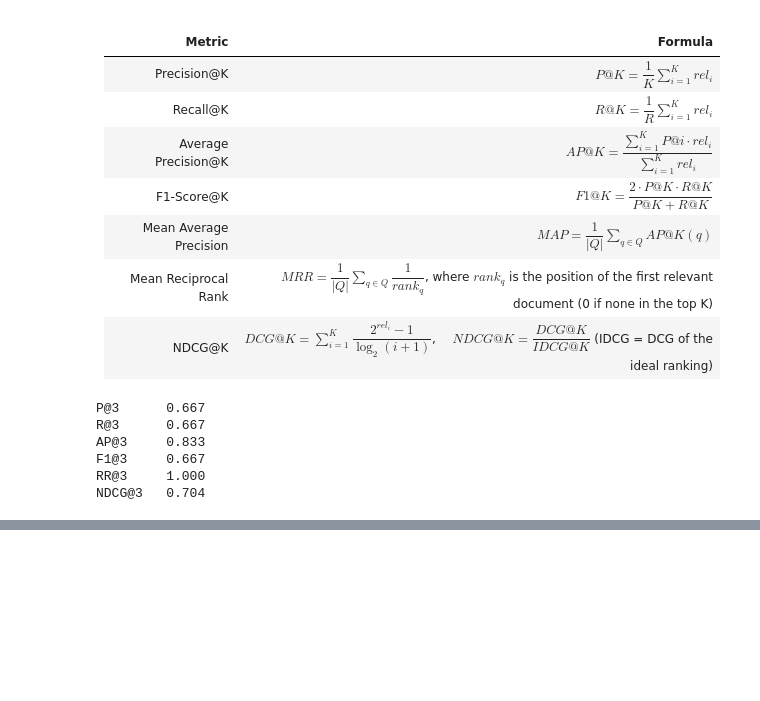
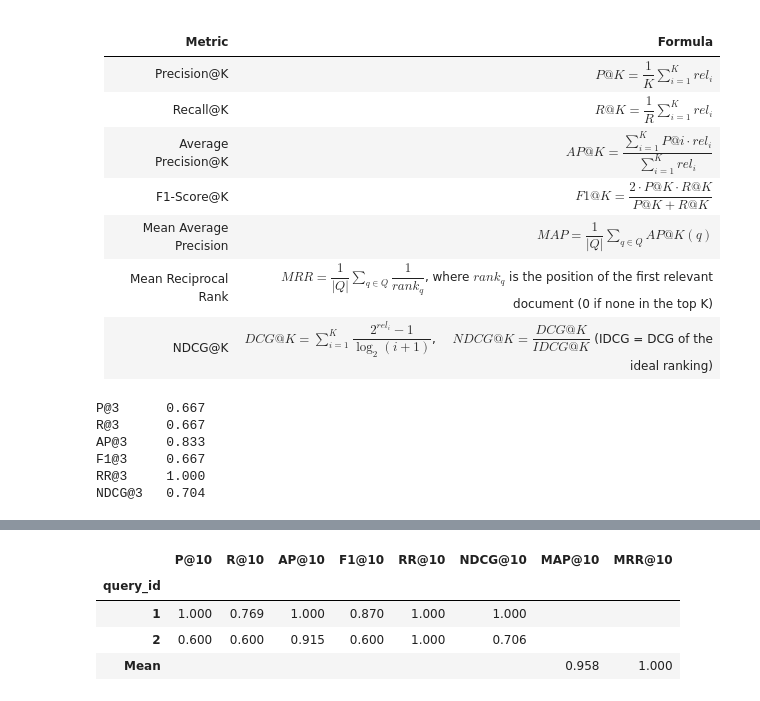
Before and after one commit to Mousemices/R-part1, a Jupyter notebook: project_progress/part_2/02_indexing_evaluation.ipynb, the cells around one changed output, grey strips where cells are left out. Saved outputs shown, nothing was run; the diff lists cells and outputs as text; code cells hidden in the pictures; blank space fills up the shorter version.

```diff
--- a/project_progress/part_2/02_indexing_evaluation.ipynb
+++ b/project_progress/part_2/02_indexing_evaluation.ipynb
@@ -543,0 +589,47 @@ NDCG@3   0.704
+# %%
+K = 10
+validation_results = []
+validation_evaluations = []
+
+for query_id, query in validation_queries.items():
+
+    # Select relevance judgments for this query
+    query_labels = validation[
+        validation["query_id"] == query_id
+    ]
+
+    # Get TF-IDF scores from the existing search engine
+    ranked_results = search_tfidf(query, index, idf)
+    score_lookup = dict(ranked_results)
+
+    # Ground-truth labels and search scores
+    y_true = query_labels["labels"].astype(int).to_numpy()
+    y_score = query_labels["pid"].map(score_lookup).to_numpy(dtype=float)
+
+    # Calculate all per-query metrics
+    metrics = evaluate_query(y_true, y_score, k=K)
+
+    validation_results.append({
+        "query_id": query_id,
+        **metrics
+    })
+
+    validation_evaluations.append((y_true, y_score))
+
+# Calculate MAP and MRR
+map_value, _ = map_at_k(validation_evaluations, k=K)
+mrr_value, _ = mrr_at_k(validation_evaluations, k=K)
+
+# Display numeric results only
+results_df = pd.DataFrame(validation_results).set_index("query_id")
+
+results_df.loc["Mean", "MAP@10"] = map_value
+results_df.loc["Mean", "MRR@10"] = mrr_value
+
+display(results_df.style.format("{:.3f}", na_rep=""))
+# %% [output]
+|  | P@10 | R@10 | AP@10 | F1@10 | RR@10 | NDCG@10 | MAP@10 | MRR@10 |
+| query_id |  |  |  |  |  |  |  |  |
+| 1 | 1.000 | 0.769 | 1.000 | 0.870 | 1.000 | 1.000 |  |  |
+| 2 | 0.600 | 0.600 | 0.915 | 0.600 | 1.000 | 0.706 |  |  |
+| Mean |  |  |  |  |  |  | 0.958 | 1.000 |
```
Also changed, not shown: parts of 11 cells of this notebook.
